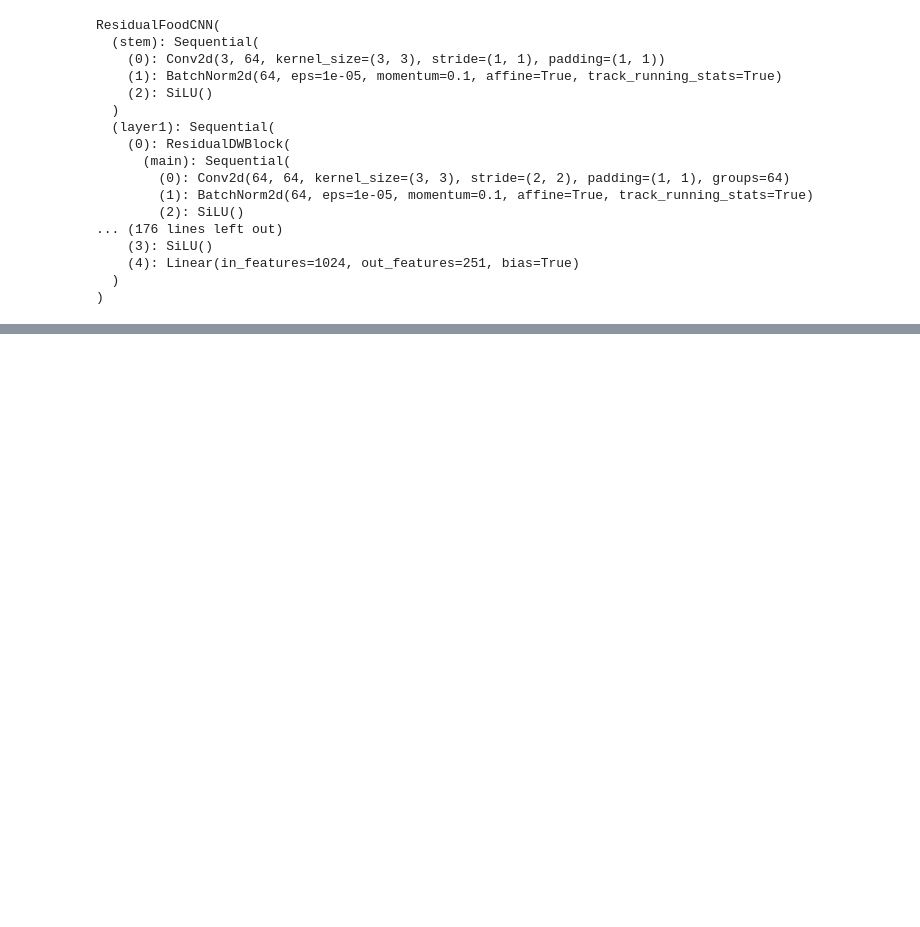
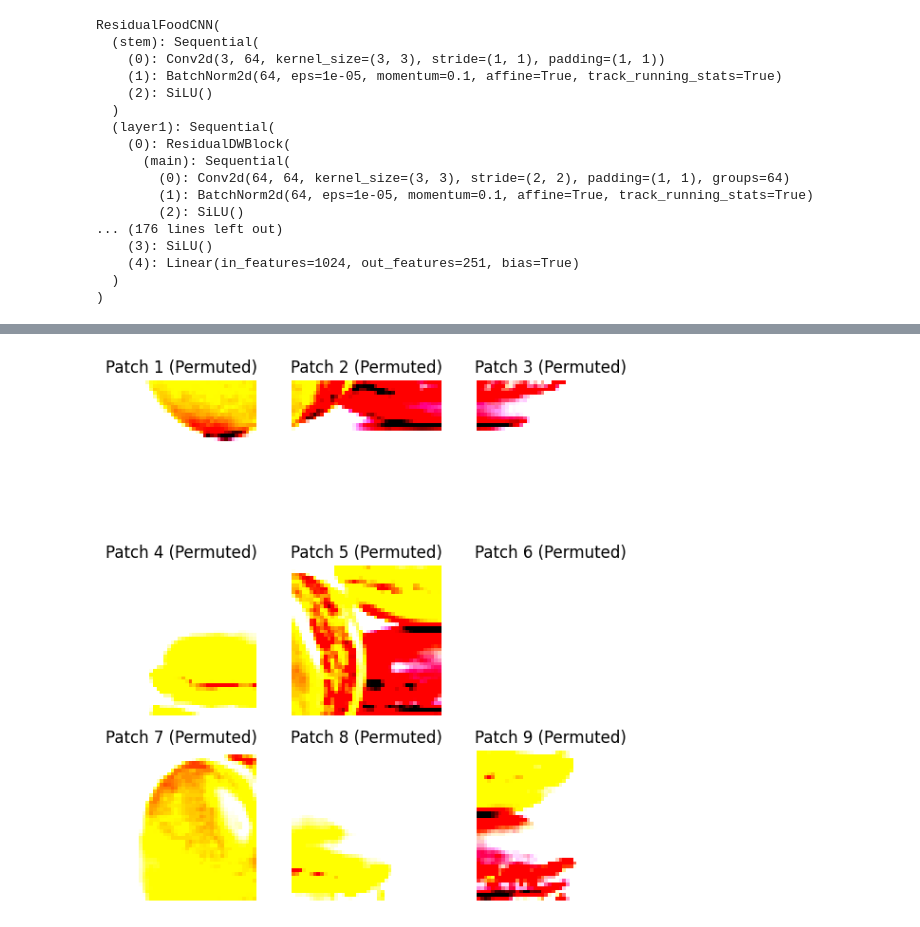
Before and after one commit to Alexd1303/FoodClassification, a Jupyter notebook: main.ipynb, the cells around one changed output, grey strips where cells are left out. Saved outputs shown, nothing was run; the diff lists cells and outputs as text; code cells hidden in the pictures; blank space fills up the shorter version.

```diff
--- a/main.ipynb
+++ b/main.ipynb
@@ -427,0 +549,84 @@ for i in range(200):
+# %%
+import itertools
+from scipy.spatial.distance import pdist, squareform
+
+def generate_diverse_permutations(n_patches, n_permutations, seed=42):
+    random.seed(seed)
+    np.random.seed(seed)
+
+    # Generate all possible permutations
+    all_perms = list(itertools.permutations(range(n_patches)))
+
+    # Randomly sample a subset to reduce computational cost
+    sample_size = min(5000, len(all_perms))  # cap for speed
+    sampled_perms = random.sample(all_perms, sample_size)
+
+    # Compute Hamming distance matrix between all sampled permutations
+    perm_array = np.array(sampled_perms)
+    dists = squareform(pdist(perm_array, metric='hamming'))
+
+    # Greedy selection of diverse permutations
+    selected = [0]
+    for _ in range(1, n_permutations):
+        # Find the permutation that is farthest from the already selected ones
+        remaining = list(set(range(len(perm_array))) - set(selected))
+        min_dist = [min(dists[i][selected]) for i in remaining]
+        next_idx = remaining[np.argmax(min_dist)]
+        selected.append(next_idx)
+
+    diverse_perms = [tuple(perm_array[i]) for i in selected]
+    return diverse_perms
+
+perm_set = generate_diverse_permutations(n_patches=9, n_permutations=251, seed=42)
+
+def jigsaw_puzzle_patches(image, grid_size=3, perm_set=None):
+    """
+    Given an image, return permuted patches and the permutation index.
+
+    Args:
+        image (Tensor): (C, H, W)
+        grid_size (int): number of grid divisions per side (default: 3)
+        perm_set (List[List[int]]): list of permutations (length N^2 each)
+
+    Returns:
+        patch_tensor: (N, C, h, w) permuted patches
+        perm_index: int in [0, len(perm_set)-1]
+    """
+    C, H, W = image.shape
+    patch_h, patch_w = H // grid_size, W // grid_size
+    N = grid_size * grid_size
+
+    # Step 1: extract patches (C, h, w) each
+    patches = []
+    for i in range(grid_size):
+        for j in range(grid_size):
+            top = i * patch_h
+            left = j * patch_w
+            patch = image[:, top:top + patch_h, left:left + patch_w]
+            patches.append(patch)
+
+    # Stack into tensor (N, C, h, w)
+    patches = torch.stack(patches, dim=0)
+
+    # Step 2: pick random permutation
+    if perm_set is None:
+        perm_set = [list(range(N))]  # default identity
+    perm_index = random.randint(0, len(perm_set) - 1)
+    perm = perm_set[perm_index]
+
+    # Step 3: permute patches
+    permuted_patches = [patches[i] for i in perm]
+
+    return permuted_patches, perm_index
+
+# Example usage
+image = train_dataset.__getitem__(7)[0]
+permuted_patches, perm_index = jigsaw_puzzle_patches(image, grid_size=3, perm_set=perm_set)
+plt.figure(figsize=(6, 6))
+for i in range(9):
+    plt.subplot(3, 3, i + 1)
+    plt.imshow(permuted_patches[i].permute(1, 2, 0).cpu().numpy())
+    plt.axis('off')
+    plt.title(f"Patch {i+1} (Permuted)")
+plt.tight_layout()
+# %% [output]
@@ -427,0 +642 @@ for i in range(200):
+[figure, added]
```
Also changed, not shown: parts of 18 cells of this notebook, 13 other files.
